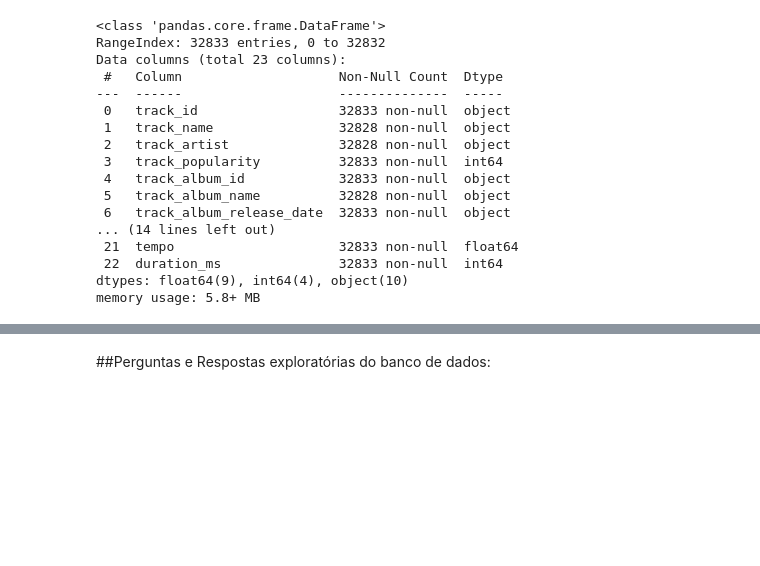
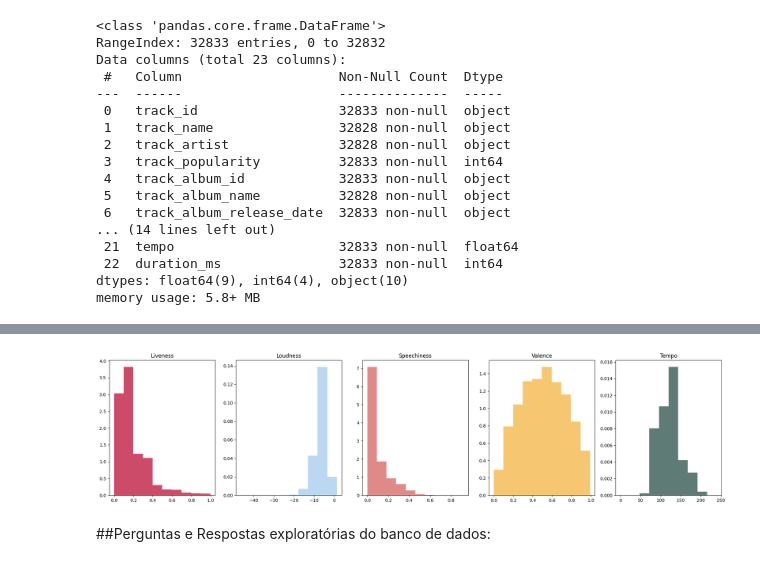
Before and after one commit to StellaDuarte/Ci-nciadedados, a Jupyter notebook: Trabalho_1_Ciência_de_dados.ipynb, the cells around one changed output, grey strips where cells are left out. Saved outputs shown, nothing was run; the diff lists cells and outputs as text; code cells hidden in the pictures; blank space fills up the shorter version.

```diff
--- a/Trabalho_1_Ciência_de_dados.ipynb
+++ b/Trabalho_1_Ciência_de_dados.ipynb
@@ -41,3 +86,12 @@ memory usage: 5.8+ MB
+# %%
+# Configuração do segundo painel de gráficos de dispersão
+axis = ['ax0','ax1','ax2','ax3','ax4']
+features = ['liveness', 'loudness', 'speechiness', 'valence', 'tempo']
+colors = ['#bc0f37', '#a6caed','#d66262', '#f4b342', '#2a4f48']
+titles = ['Liveness', 'Loudness', 'Speechiness', 'Valence', 'Tempo']
+plotarDispersoes(axis,features,colors,titles)
+# %% [output]
+[figure, added]
 # %% [markdown]
 ##Perguntas e Respostas exploratórias do banco de dados:
 # %% [markdown]
```
Also changed, not shown: parts of 12 cells of this notebook.
